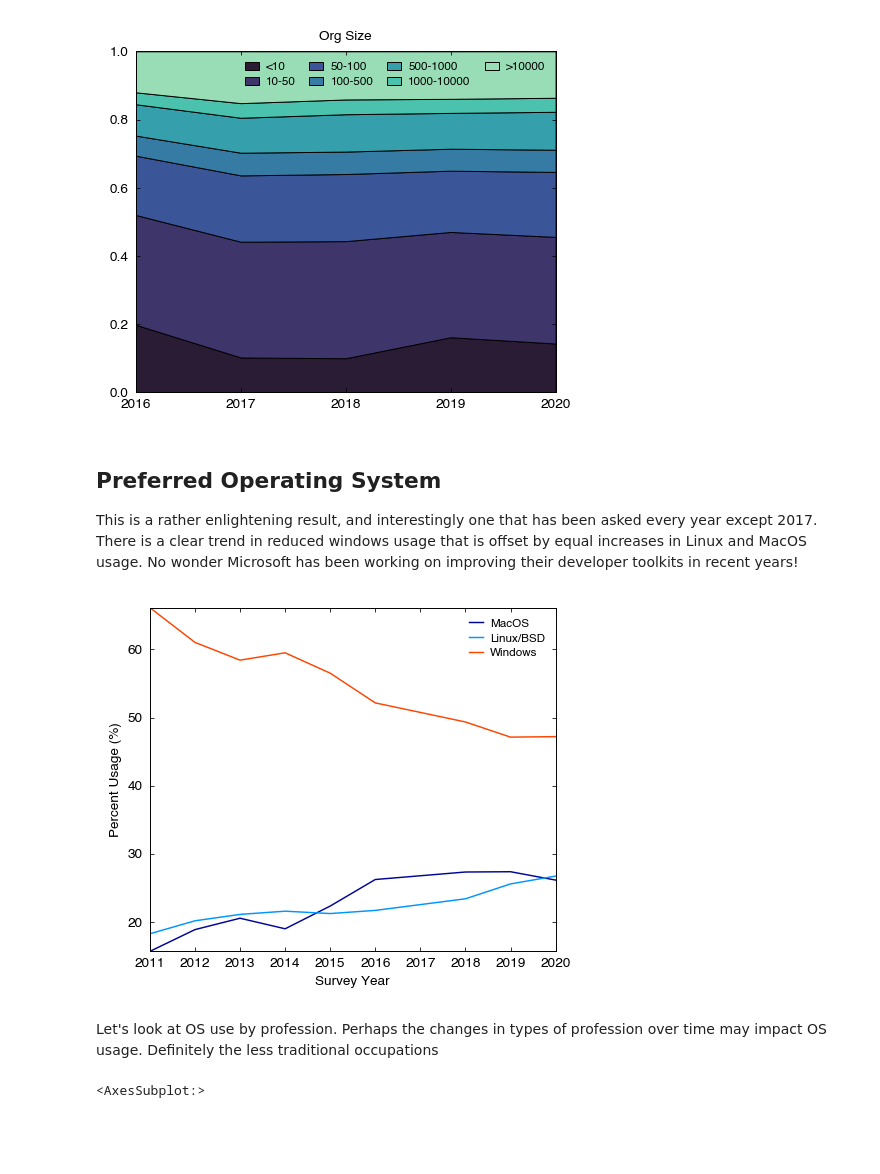
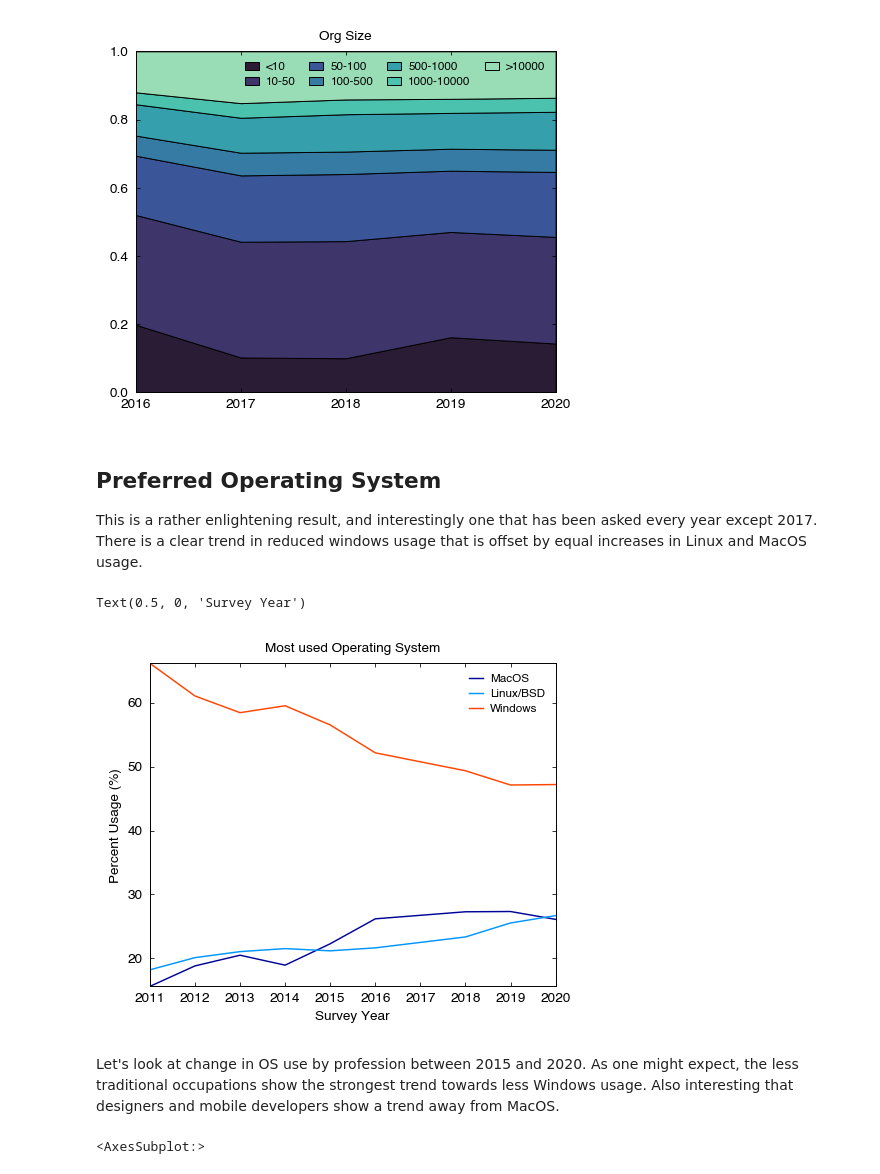
Before and after one commit to djlns/stackoverflow-insights, a Jupyter notebook: analysis.ipynb, the cells around one changed output. Drawn from its saved outputs; the diff is of its cells as text; code cells hidden in the pictures; blank space fills up the shorter version.

```diff
--- a/analysis.ipynb
+++ b/analysis.ipynb
@@ -194,23 +196,22 @@ np.round(org2.T*100, 2)
 # %% [markdown]
 ## Preferred Operating System
 
-This is a rather enlightening result, and interestingly one that has been asked every year except 2017. There is a clear trend in reduced windows usage that is offset by equal increases in Linux and MacOS usage. No wonder Microsoft has been working on improving their developer toolkits in recent years!
+This is a rather enlightening result, and interestingly one that has been asked every year except 2017. There is a clear trend in reduced windows usage that is offset by equal increases in Linux and MacOS usage.
 # %%
 mpl_defs(1, 1)
 fig, ax = plt.subplots()
 os = df.groupby('survey_year')['os'].value_counts(normalize=True).sort_index().unstack()
 os.columns = ["MacOS", "Linux/BSD", "Windows"]
 (os*100).plot(ax=ax)
 ax.set_title('Most used Operating System')
 ax.set_xticks(range(2011,2021))
 ax.margins(0,0)
 ax.set_ylabel('Percent Usage (%)')
 ax.set_xlabel('Survey Year')
-ax.set_title('')
-plt.savefig('os.png')
 # %% [output]
+Text(0.5, 0, 'Survey Year')
-[figure, old version]
+[figure, new version]
-# %% [markdown]
-Let's look at OS use by profession. Perhaps the changes in types of profession over time may impact OS usage. Definitely the less traditional occupations
+# %% [markdown]
+Let's look at change in OS use by profession between 2015 and 2020. As one might expect, the less traditional occupations show the strongest trend towards less Windows usage. Also interesting that designers and mobile developers show a trend away from MacOS.
 # %%
 occ_cols = [c for c in df.columns if c.startswith("occupation")]
```
Also changed, not shown: parts of 38 cells of this notebook.
